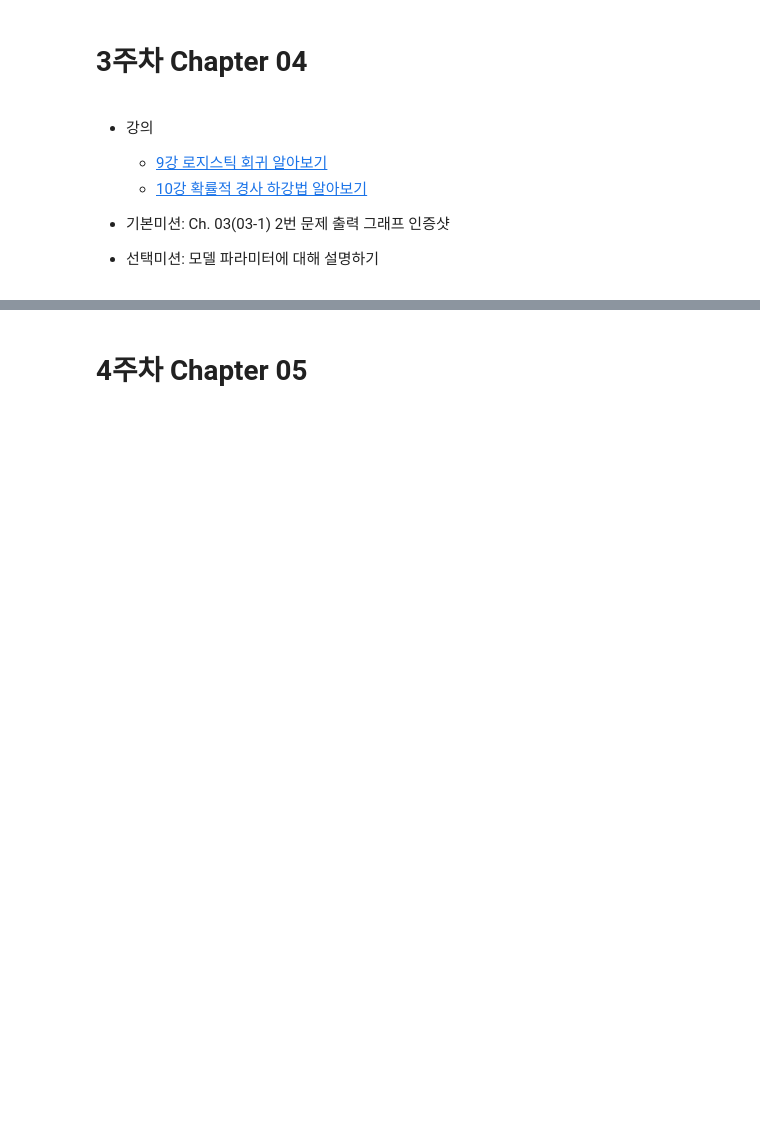
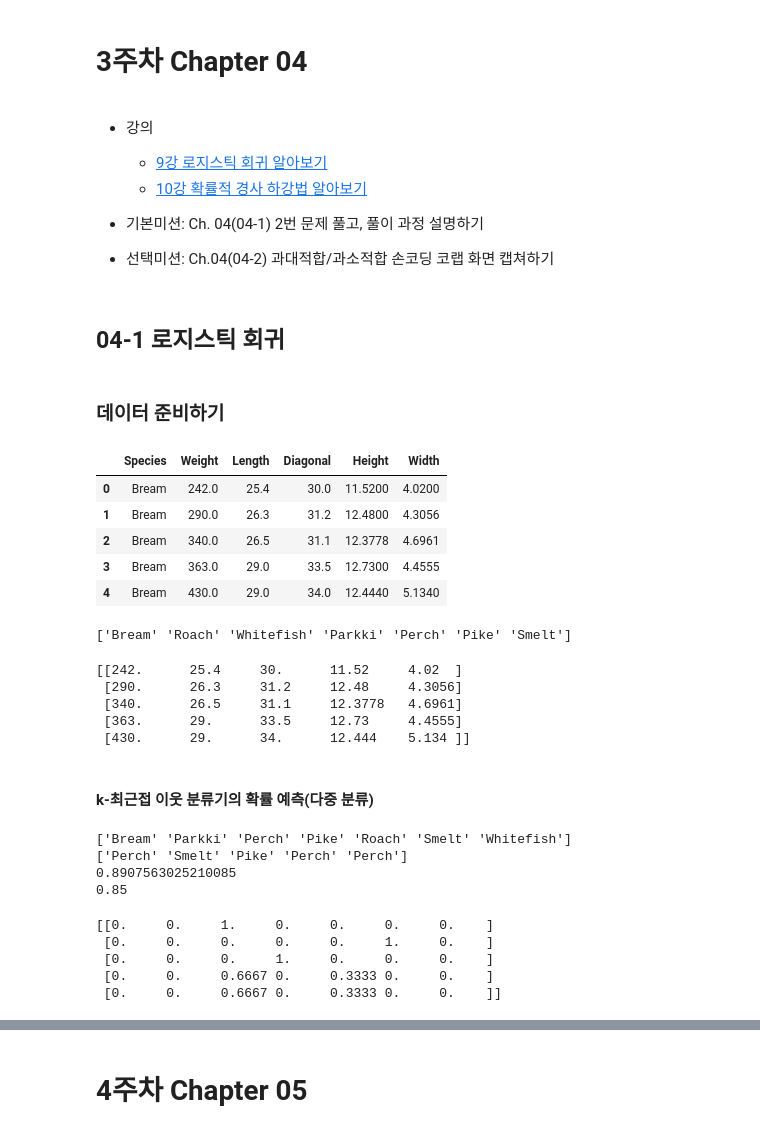
Before and after one commit to progh2/singlestudymldl, a Jupyter notebook: 2022혼공머신.ipynb, the cells around one changed output, grey strips where cells are left out. Drawn from its saved outputs; the diff is of its cells as text; code cells hidden in the pictures; blank space fills up the shorter version.

```diff
--- a/2022혼공머신.ipynb
+++ b/2022혼공머신.ipynb
@@ -1159,5 +1157,33 @@ StandardScaler
   * [9강 로지스틱 회귀 알아보기](https://www.youtube.com/watch?v=pO27UnTsYQU&list=PLJN246lAkhQjoU0C4v8FgtbjOIXxSs_4Q&index=9)
   * [10강 확률적 경사 하강법 알아보기](https://www.youtube.com/watch?v=A1UUnfijQfQ&list=PLJN246lAkhQjoU0C4v8FgtbjOIXxSs_4Q&index=10)
 
-* 기본미션: Ch. 03(03-1) 2번 문제 출력 그래프 인증샷
-* 선택미션: 모델 파라미터에 대해 설명하기
+* 기본미션: Ch. 04(04-1) 2번 문제 풀고, 풀이 과정 설명하기
+* 선택미션: Ch.04(04-2) 과대적합/과소적합 손코딩 코랩 화면 캡쳐하기
+# %% [markdown]
+## 04-1 로지스틱 회귀
+# %% [markdown]
+### 데이터 준비하기
+# %%
+import pandas as pd
+fish = pd.read_csv('https://bit.ly/fish_csv')
+fish.head()
+# %% [output]
+|  | Species | Weight | Length | Diagonal | Height | Width |
+| 0 | Bream | 242.0 | 25.4 | 30.0 | 11.5200 | 4.0200 |
+| 1 | Bream | 290.0 | 26.3 | 31.2 | 12.4800 | 4.3056 |
+| 2 | Bream | 340.0 | 26.5 | 31.1 | 12.3778 | 4.6961 |
+| 3 | Bream | 363.0 | 29.0 | 33.5 | 12.7300 | 4.4555 |
+| 4 | Bream | 430.0 | 29.0 | 34.0 | 12.4440 | 5.1340 |
+# %%
+print(pd.unique(fish['Species']))
+# %% [output]
+['Bream' 'Roach' 'Whitefish' 'Parkki' 'Perch' 'Pike' 'Smelt']
+# %%
+fish_input = fish[['Weight', 'Length', 'Diagonal', 'Height', 'Width']].to_numpy()
+print(fish_input[:5])
+# %% [output]
+[[242.      25.4     30.      11.52     4.02  ]
+ [290.      26.3     31.2     12.48     4.3056]
+ [340.      26.5     31.1     12.3778   4.6961]
+ [363.      29.      33.5     12.73     4.4555]
+ [430.      29.      34.      12.444    5.134 ]]
@@ -1163,0 +1200,28 @@ StandardScaler
+# %% [markdown]
+#### k-최근접 이웃 분류기의 확률 예측(다중 분류)
+# %%
+from sklearn.neighbors import KNeighborsClassifier
+kn = KNeighborsClassifier(n_neighbors=3)
+kn.fit(train_scaled, train_target)
+
+print(kn.classes_) # 알파벳 순서대로 출력된다!
+
+print(kn.predict(test_scaled[:5]))
+
+print(kn.score(train_scaled, train_target))
+print(kn.score(test_scaled, test_target))
+# %% [output]
+['Bream' 'Parkki' 'Perch' 'Pike' 'Roach' 'Smelt' 'Whitefish']
+['Perch' 'Smelt' 'Pike' 'Perch' 'Perch']
+0.8907563025210085
+0.85
+# %%
+import numpy as np
+proba = kn.predict_proba(test_scaled[:5])
+print(np.round(proba, decimals=4))
+# %% [output]
+[[0.     0.     1.     0.     0.     0.     0.    ]
+ [0.     0.     0.     0.     0.     1.     0.    ]
+ [0.     0.     0.     1.     0.     0.     0.    ]
+ [0.     0.     0.6667 0.     0.3333 0.     0.    ]
+ [0.     0.     0.6667 0.     0.3333 0.     0.    ]]
```
Also changed, not shown: parts of 52 cells of this notebook.
